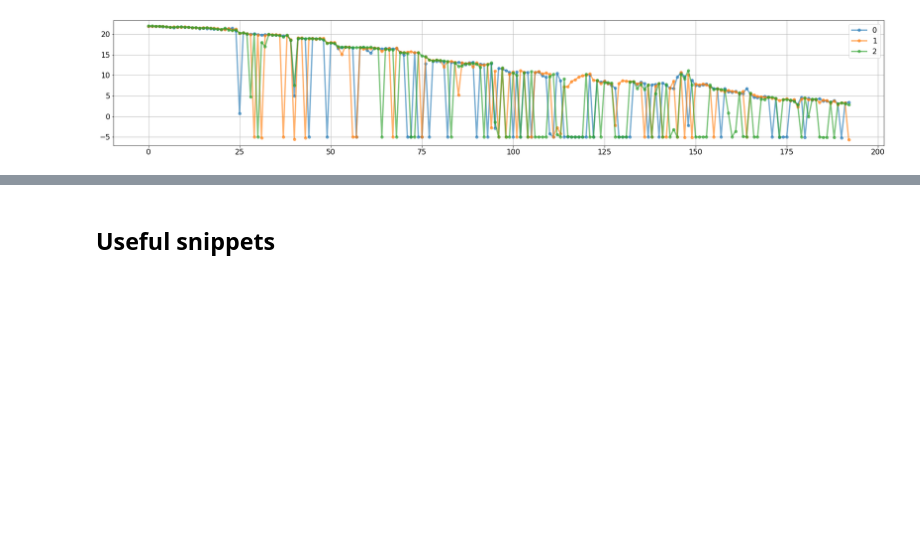
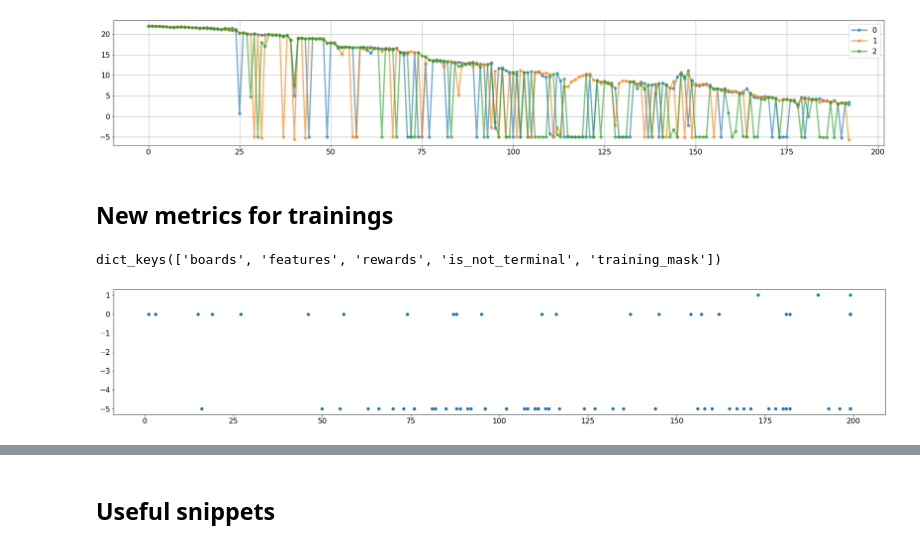
Before and after one commit to ironbar/hungry_geese, a Jupyter notebook: notebooks/010_ladder_of_agents_4.ipynb, the cells around one changed output, grey strips where cells are left out. Saved outputs shown, nothing was run; the diff lists cells and outputs as text; code cells hidden in the pictures; blank space fills up the shorter version.

```diff
--- a/notebooks/010_ladder_of_agents_4.ipynb
+++ b/notebooks/010_ladder_of_agents_4.ipynb
@@ -477,3 +480,18 @@ plot_q_value(agents[COLOR_TO_INDEX['green']])
 # %% [output]
 ../data/saved_games/06_semi_safe/2021_05_09_18_52_27.html
 [figure]
+# %% [markdown]
+## New metrics for trainings
+# %%
+data = dict(**np.load('/mnt/hdd0/Kaggle/hungry_geese/models/39_more_trains_after_bugfix/02_epsilon_greedy_01_discount_factor_1/epoch_1182.npz'))
+data.keys()
+# %% [output]
+dict_keys(['boards', 'features', 'rewards', 'is_not_terminal', 'training_mask'])
+# %%
+terminal_rewards = []
+for rewards, mask in zip(data['rewards'][terminal_idx], data['training_mask']):
+    terminal_rewards.append(rewards[mask == 1])
+terminal_rewards = [max(rewards) for rewards in terminal_rewards]
+plt.scatter(match_durations, terminal_rewards);
+# %% [output]
+[figure, added]
```
Also changed, not shown: parts of 7 cells of this notebook, 1 other file.
